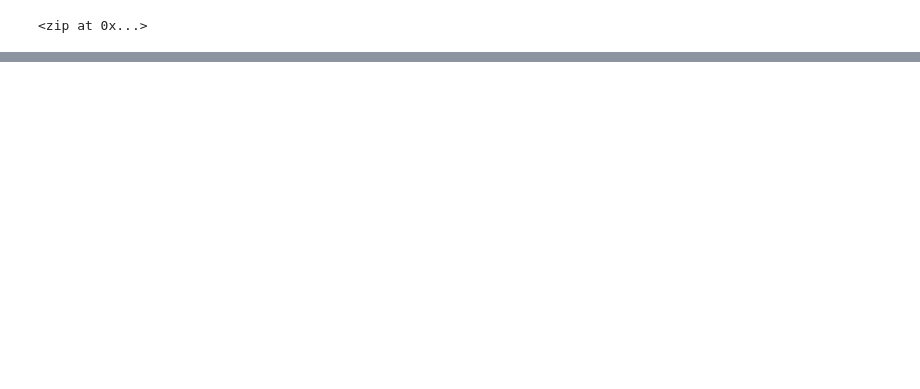
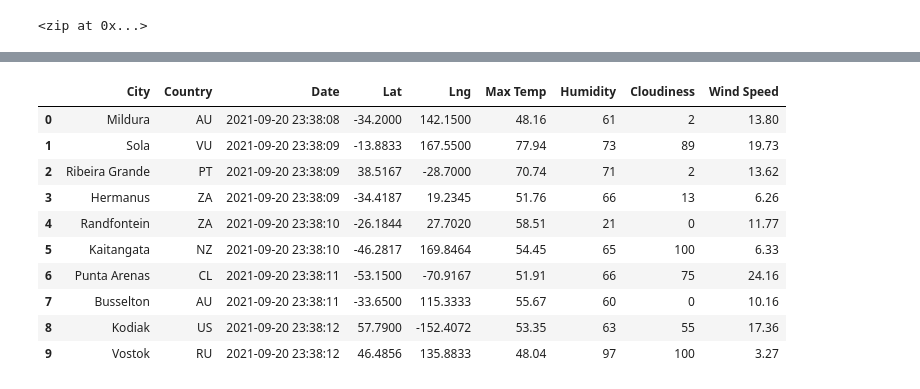
Before and after one commit to mkback/World_Weather_Analysis, a Jupyter notebook: WeatherPy.ipynb, the cells around one changed output, grey strips where cells are left out. Drawn from its saved outputs; the diff is of its cells as text; code cells hidden in the pictures; blank space fills up the shorter version.

```diff
--- a/WeatherPy.ipynb
+++ b/WeatherPy.ipynb
@@ -32,0 +154,16 @@ len(cities)
+# %%
+new_column_order = ["City", "Country", "Date", "Lat", "Lng", "Max Temp", "Humidity", "Cloudiness", "Wind Speed"]
+city_data_df= city_data_df[new_column_order]
+city_data_df.head(10)
+# %% [output]
+|  | City | Country | Date | Lat | Lng | Max Temp | Humidity | Cloudiness | Wind Speed |
+| 0 | Mildura | AU | 2021-09-20 23:38:08 | -34.2000 | 142.1500 | 48.16 | 61 | 2 | 13.80 |
+| 1 | Sola | VU | 2021-09-20 23:38:09 | -13.8833 | 167.5500 | 77.94 | 73 | 89 | 19.73 |
+| 2 | Ribeira Grande | PT | 2021-09-20 23:38:09 | 38.5167 | -28.7000 | 70.74 | 71 | 2 | 13.62 |
+| 3 | Hermanus | ZA | 2021-09-20 23:38:09 | -34.4187 | 19.2345 | 51.76 | 66 | 13 | 6.26 |
+| 4 | Randfontein | ZA | 2021-09-20 23:38:10 | -26.1844 | 27.7020 | 58.51 | 21 | 0 | 11.77 |
+| 5 | Kaitangata | NZ | 2021-09-20 23:38:10 | -46.2817 | 169.8464 | 54.45 | 65 | 100 | 6.33 |
+| 6 | Punta Arenas | CL | 2021-09-20 23:38:11 | -53.1500 | -70.9167 | 51.91 | 66 | 75 | 24.16 |
+| 7 | Busselton | AU | 2021-09-20 23:38:11 | -33.6500 | 115.3333 | 55.67 | 60 | 0 | 10.16 |
+| 8 | Kodiak | US | 2021-09-20 23:38:12 | 57.7900 | -152.4072 | 53.35 | 63 | 55 | 17.36 |
+| 9 | Vostok | RU | 2021-09-20 23:38:12 | 46.4856 | 135.8833 | 48.04 | 97 | 100 | 3.27 |
```
Also changed, not shown: parts of 9 cells of this notebook, 3 other files.
